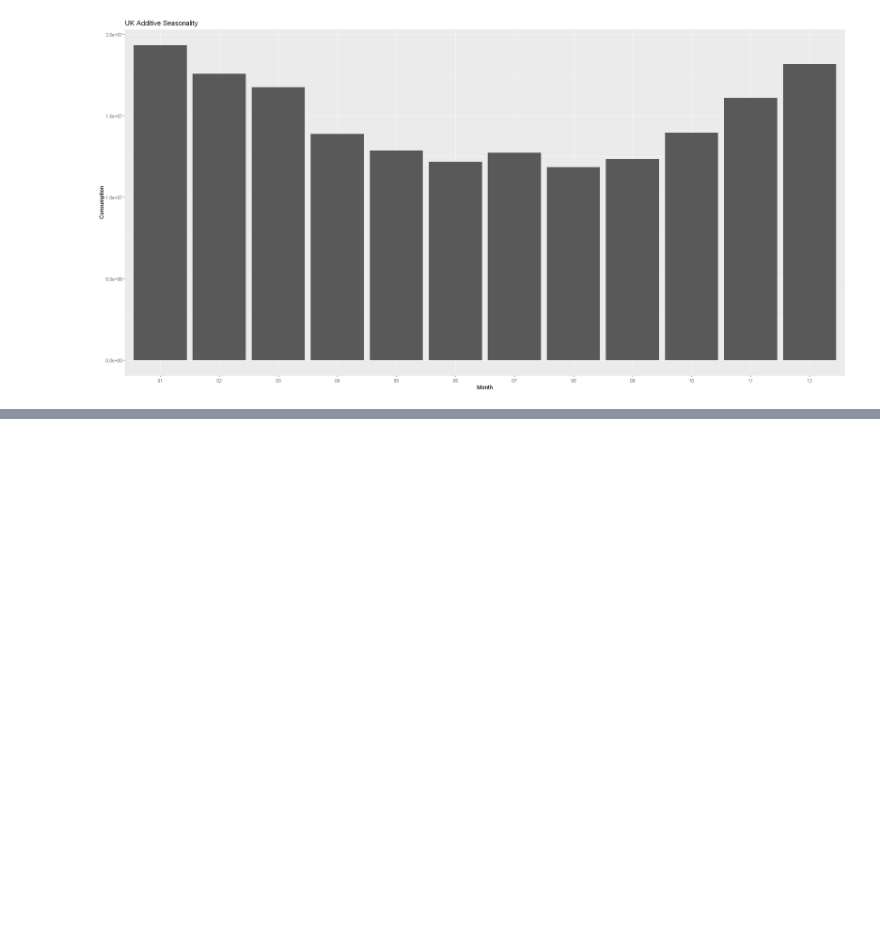
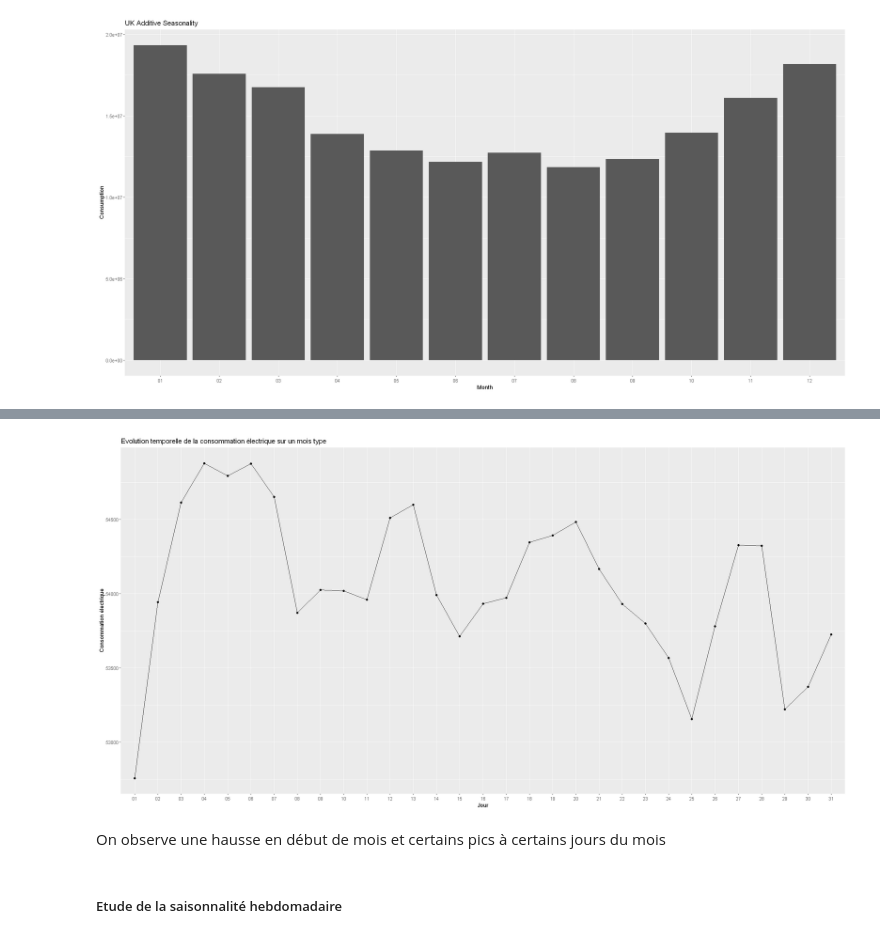
Before and after one commit to PaulineMendras/Seminaire-Modelisation-Stat, a Jupyter notebook: Notebook.ipynb, the cells around one changed output, grey strips where cells are left out. Saved outputs shown, nothing was run; the diff lists cells and outputs as text; code cells hidden in the pictures; blank space fills up the shorter version.

```diff
--- a/Notebook.ipynb
+++ b/Notebook.ipynb
@@ -373,0 +400,21 @@ ggplot(data_train_notime,aes(Month,Consumption)) + geom_bar(stat = "identity") +
+# %%
+data_train_type_notime = data_train_type_notime %>%
+            separate(Date, c("Year", "Month", "Day"), sep = "-", remove = FALSE)
+# %%
+#Création d'un mois type
+data_train_month_type <- data_train_type_notime %>%
+                group_by(Day) %>%
+                summarise_at(vars("Consumption"), mean)
+# %%
+options(repr.plot.width=20, repr.plot.height=10)
+ggplot(data_train_month_type, aes(Day, Consumption, group = 1)) +
+         geom_point() +
+         geom_line() +
+         labs(x = "Jour", y = "Consommation électrique",
+              title = "Evolution temporelle de la consommation électrique sur un mois type")
+# %% [output]
+[figure, added]
+# %% [markdown]
+On observe une hausse en début de mois et certains pics à certains jours du mois
+# %% [markdown]
+##### Etude de la saisonnalité hebdomadaire
```
Also changed, not shown: parts of 19 cells of this notebook.
